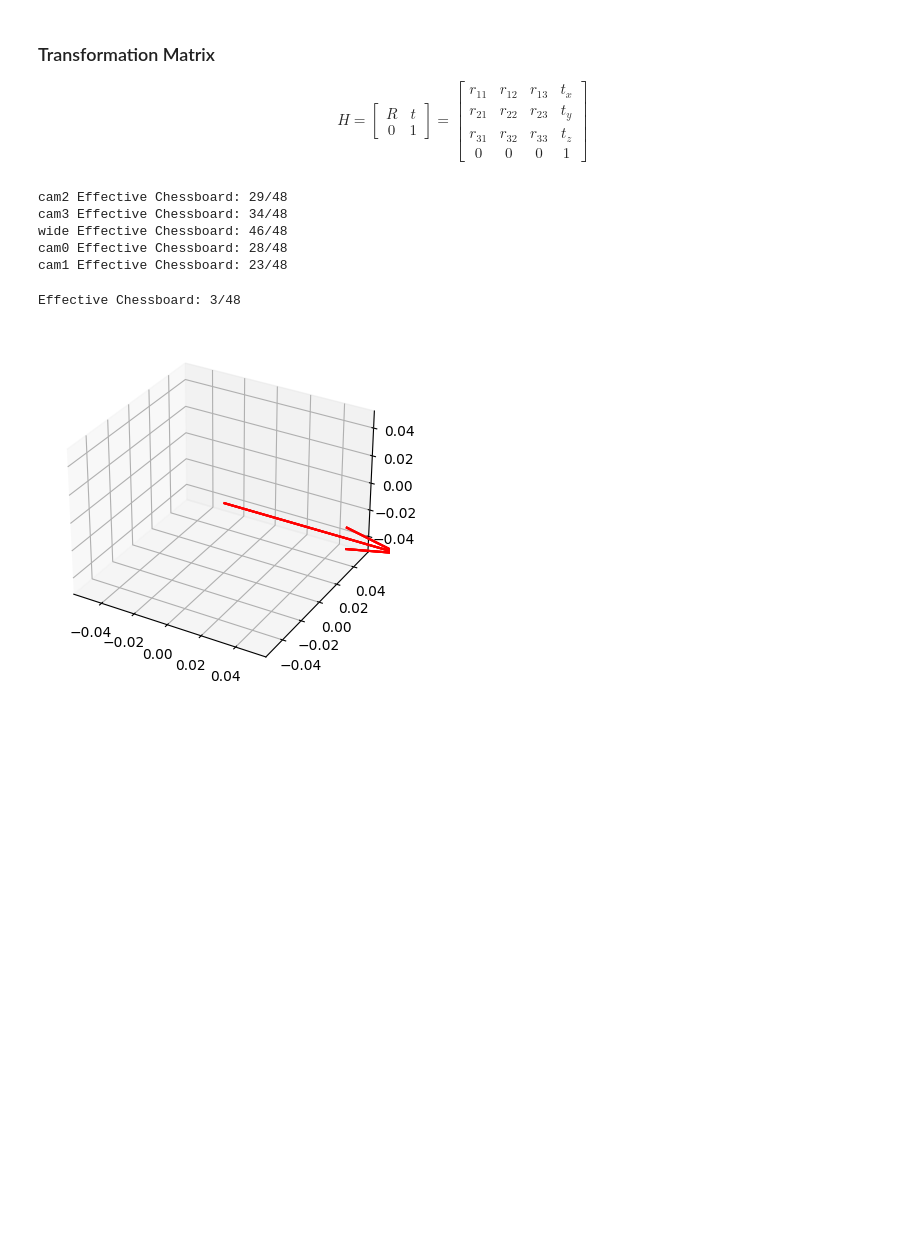
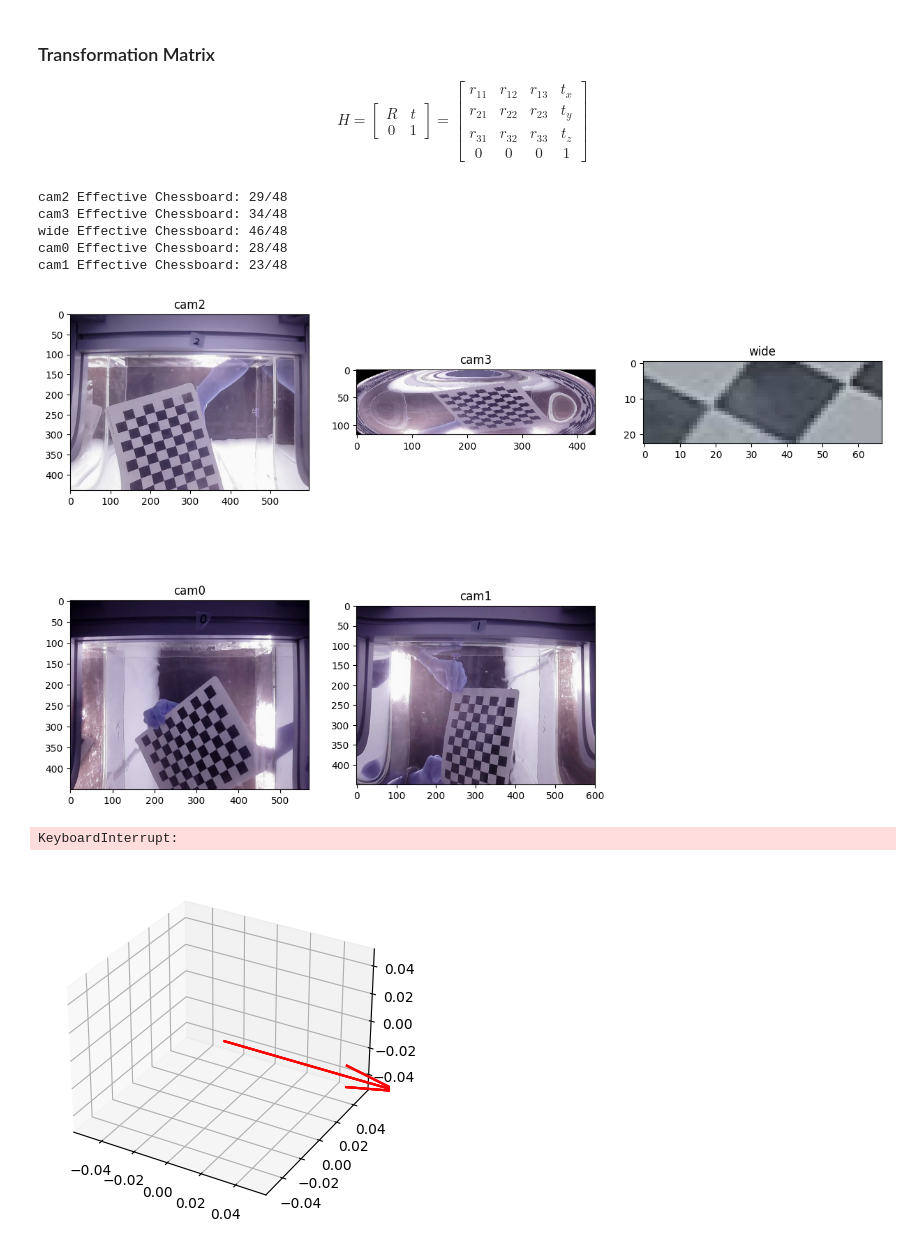
Before and after one commit to boring180/MASEP_Local, a Jupyter notebook: Callibration/callibration.ipynb, the cells around one changed output. Cells and saved outputs as stored; diff of their text form; code cells hidden in the pictures; blank space fills up the shorter version.

Commit message:
add undistrotion visualize

```diff
--- a/Callibration/callibration.ipynb
+++ b/Callibration/callibration.ipynb
@@ -25,15 +34,6 @@ def draw(img, corners, imgpts):
     img = cv2.line(img, corner, tuple(imgpts[1].ravel()), (0,255,0), 5)
     img = cv2.line(img, corner, tuple(imgpts[2].ravel()), (0,0,255), 5)
     return img
-# %%
-# termination criteria
-criteria = (cv2.TERM_CRITERIA_EPS + cv2.TERM_CRITERIA_MAX_ITER, 30, 0.001)
-
-# prepare object points, like (0,0,0), (1,0,0), (2,0,0) ....,(10,9,0)
-objp = np.zeros((number_of_internal_corners_x * number_of_internal_corners_y,3), np.float32)
-objp[:,:2] = np.mgrid[0:number_of_internal_corners_x,0:number_of_internal_corners_y].T.reshape(-1,2)
-objp = objp * square_size
-axis = np.float32([[3,0,0], [0,3,0], [0,0,-3]]).reshape(-1,3)
 # %%
 def intrinsic_calibration(camera_name):
     # Arrays to store object points and image points from all the images.
@@ -59,9 +59,9 @@ def intrinsic_calibration(camera_name):
         # Corners: numpy array of shape (number_of_internal_corners, 1, 2)
 
         if ret == True:
-            corners = cv2.cornerSubPix(gray, corners, (11,11), (-1,-1), criteria=(cv2.TERM_CRITERIA_EPS + cv2.TERM_CRITERIA_MAX_ITER, 30, 0.001))
+            corners2 = cv2.cornerSubPix(gray, corners, (11,11), (-1,-1), criteria=criteria)
             objpoints.append(objp)
-            imgpoints.append(corners)
+            imgpoints.append(corners2)
             effective_chessboard_count += 1
 
         total_chessboard_count += 1
@@ -174,24 +174,45 @@ def visualize(transformation_matrices):
 #     cv2.imwrite(f"screen_shots/wide_{image_name}", frame3)
 #     cv2.imwrite(f"screen_shots/cam0_{image_name}", frame4)
 #     cv2.imwrite(f"screen_shots/cam1_{image_name}", frame5)
-# %%
-mtxs = np.zeros((len(cameras), 3, 3))
-dists = np.zeros((len(cameras), 5))
-
-for camera in cameras:
-    mtx_cam, dist_cam = intrinsic_calibration(camera)
-    mtxs[cameras.index(camera), :, :] = mtx_cam[0]
-    dists[cameras.index(camera), :] = dist_cam[0]
-# %% [output]
-cam2 Effective Chessboard: 29/48
-cam3 Effective Chessboard: 34/48
-wide Effective Chessboard: 46/48
-cam0 Effective Chessboard: 28/48
-cam1 Effective Chessboard: 23/48
+# %%
+mtxs = np.zeros((len(cameras), 3, 3))
+dists = np.zeros((len(cameras), 5))
+fig = plt.figure(figsize=(15, 10))
+
+for camera in cameras:
+    mtx_cam, dist_cam = intrinsic_calibration(camera)
+
+    images = glob.glob('screen_shots/*.png')
+
+    for fname in images:
+        fname_parts = fname.split('/')[1].split('_')
+        if fname_parts[0] == camera:
+            img = cv2.imread(fname)
+            h,  w = img.shape[:2]
+            newcameramtx, roi = cv2.getOptimalNewCameraMatrix(mtx_cam, dist_cam, (w,h), 1, (w,h))
+            dst = cv2.undistort(img, mtx_cam, dist_cam, None, newcameramtx)
+            x, y, w, h = roi
+            dst = dst[y:y+h, x:x+w]
+            ax = fig.add_subplot(2, 3, cameras.index(camera) + 1)
+            ax.imshow(dst)
+            ax.set_title(f'{camera}')
+            break
+
+    mtxs[cameras.index(camera), :, :] = mtx_cam[0]
+    dists[cameras.index(camera), :] = dist_cam[0]
+
+plt.show()
+# %% [output]
+cam2 Effective Chessboard: 29/48
+cam3 Effective Chessboard: 34/48
+wide Effective Chessboard: 46/48
+cam0 Effective Chessboard: 28/48
+cam1 Effective Chessboard: 23/48
+[figure, added]
 # %%
 transformation_matrices = extrinsic_calibration(mtxs, dists)
 # %% [output]
-Effective Chessboard: 3/48
+KeyboardInterrupt:
 # %%
 transformation_matrices = set_origin(transformation_matrices)
 transformation_matrices = remove_outliers(transformation_matrices)
```
Also changed, not shown: parts of 1 cell of this notebook, 5 other files.
